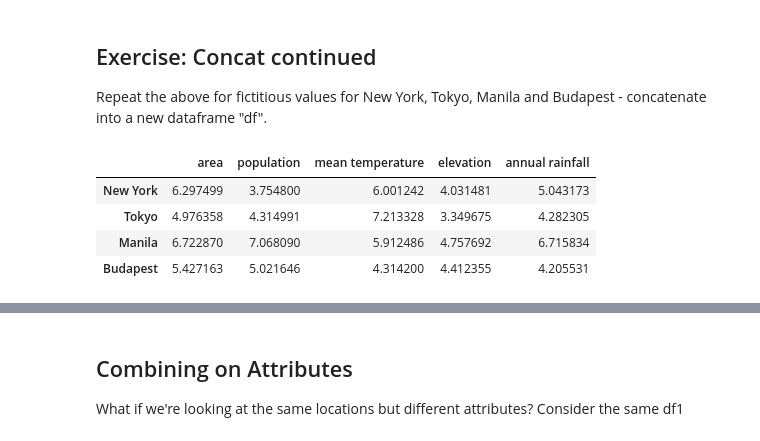
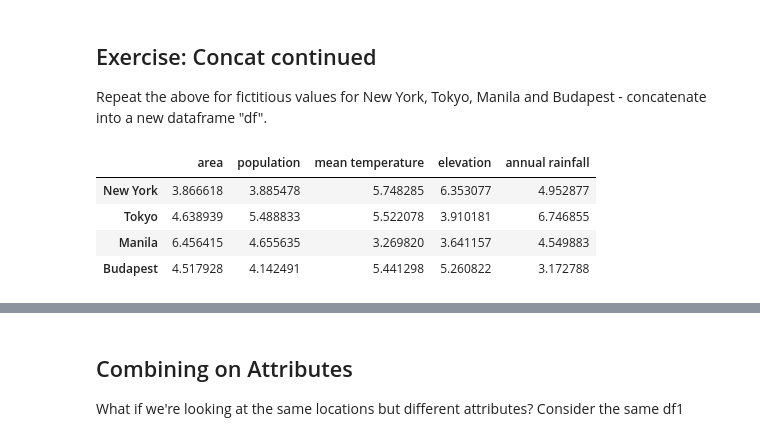
Before and after one commit to nyreemarsh/QM2, a Jupyter notebook: notebooks/W06. Merging and Joining.ipynb, the cells around one changed output, grey strips where cells are left out. Saved outputs shown, nothing was run; the diff lists cells and outputs as text; code cells hidden in the pictures.

```diff
--- a/notebooks/W06. Merging and Joining.ipynb
+++ b/notebooks/W06. Merging and Joining.ipynb
@@ -159,9 +159,9 @@ df4.index = ['New York', 'Tokyo', 'Manila', 'Budapest']
-# %%
-df4
-# %% [output]
-|  | area | population | mean temperature | elevation | annual rainfall |
-| New York | 6.297499 | 3.754800 | 6.001242 | 4.031481 | 5.043173 |
-| Tokyo | 4.976358 | 4.314991 | 7.213328 | 3.349675 | 4.282305 |
-| Manila | 6.722870 | 7.068090 | 5.912486 | 4.757692 | 6.715834 |
-| Budapest | 5.427163 | 5.021646 | 4.314200 | 4.412355 | 4.205531 |
+# %%
+df0
+# %% [output]
+|  | area | population | mean temperature | elevation | annual rainfall |
+| New York | 3.866618 | 3.885478 | 5.748285 | 6.353077 | 4.952877 |
+| Tokyo | 4.638939 | 5.488833 | 5.522078 | 3.910181 | 6.746855 |
+| Manila | 6.456415 | 4.655635 | 3.269820 | 3.641157 | 4.549883 |
+| Budapest | 4.517928 | 4.142491 | 5.441298 | 5.260822 | 3.172788 |
 # %%
```
Also changed, not shown: parts of 13 cells of this notebook.
